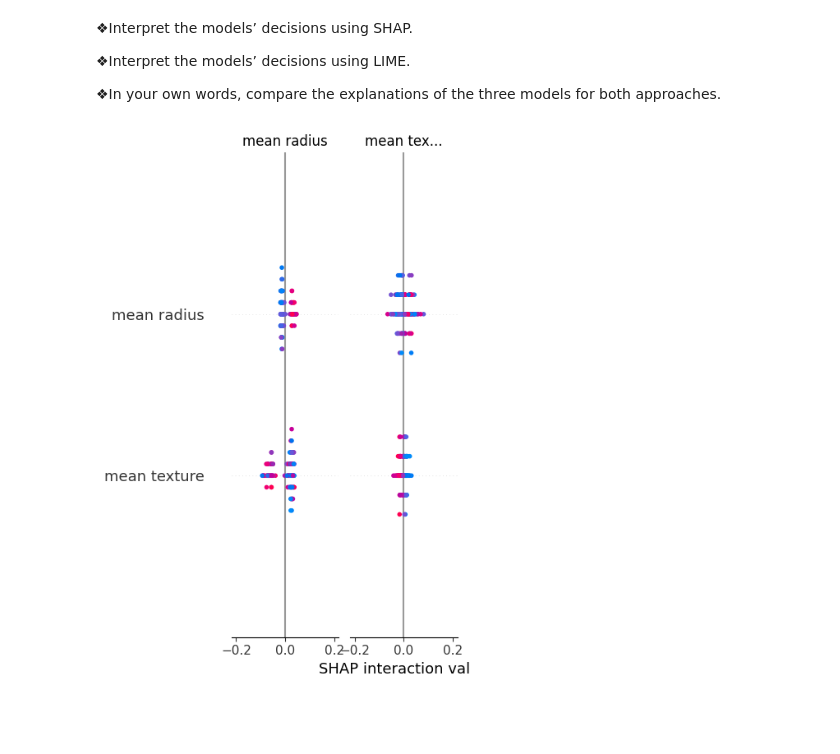
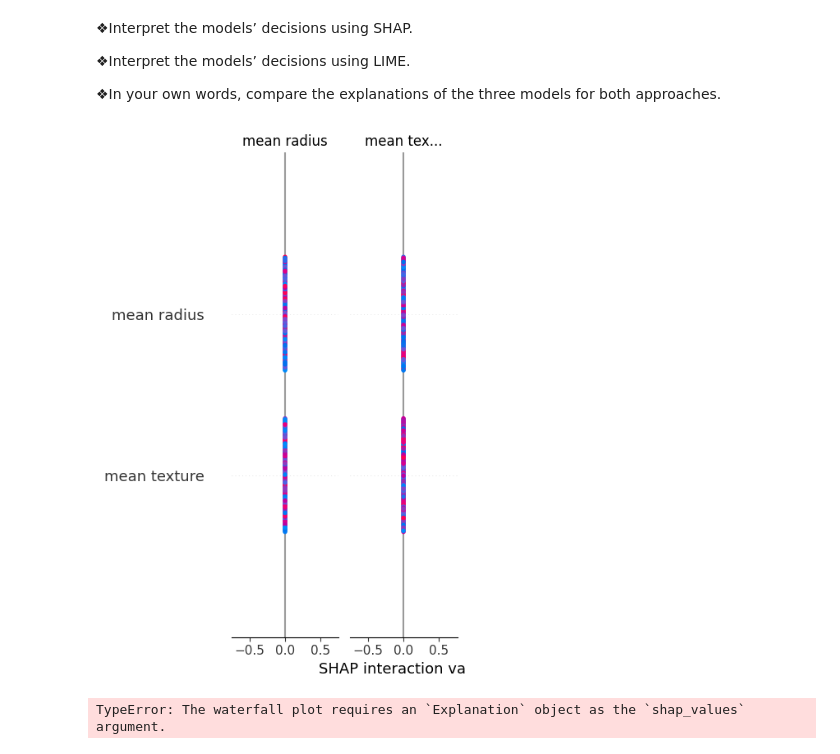
Before and after one commit to melissaviolet/Skill_growth_ds, a Jupyter notebook: coursework3.ipynb, the cells around one changed output. Drawn from its saved outputs; the diff is of its cells as text; code cells hidden in the pictures; blank space fills up the shorter version.

```diff
--- a/coursework3.ipynb
+++ b/coursework3.ipynb
@@ -93,3 +93,10 @@ sns.heatmap(df.corr(), annot=True, cmap="coolwarm")
 plt.show()
 # %% [output]
 [figure]
+# %%
+# Remove multicollinearity
+corr_matrix = df.drop('target', axis=1).corr().abs()
+upper = corr_matrix.where(np.triu(np.ones(corr_matrix.shape), k=1).astype(bool))
+to_drop = [col for col in upper.columns if any(upper[col] > 0.9)]
+
+df = df.drop(columns=to_drop)
@@ -200,11 +216,18 @@ approaches.
 # %%
 # Tree explainer (works for both decision tree and Random Forests)
 explainer_tree = shap.TreeExplainer(model_dt)
-# explainer_tree = shap.TreeExplainer(model_rf)
+explainer_forest = shap.TreeExplainer(model_rf)
 
 shap_values_tree = explainer_tree.shap_values(X_test)
+shap_values_forest = explainer_forest.shap_values(X_test)
 
 # Summary plot
 shap.summary_plot(shap_values_tree, X_test, feature_names=data.feature_names)
 # %% [output]
-[figure, old version]
+[figure, new version]
+# %%
+# WATERFALL PLOT
+
+shap.plots.waterfall(shap_values_tree, X_test)
+# %% [output]
+TypeError: The waterfall plot requires an `Explanation` object as the `shap_values` argument.
```
Also changed, not shown: parts of 1 cell of this notebook.
